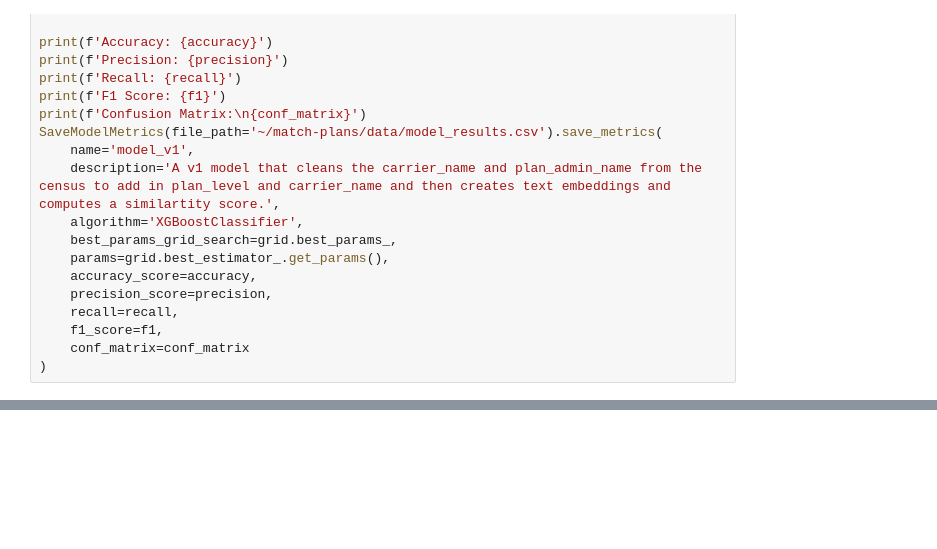
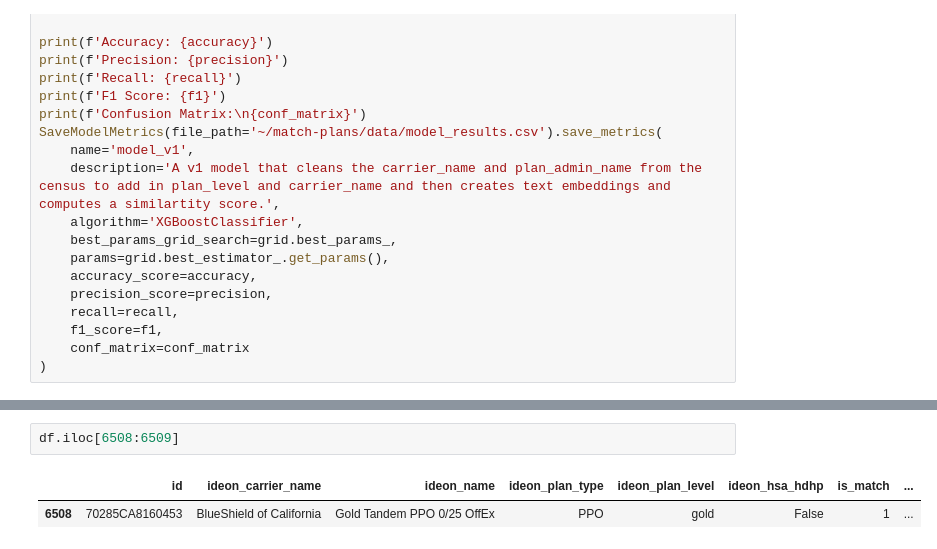
Before and after one commit to Kieran-Shaw/match-plans, a Jupyter notebook: notebooks/model-building.ipynb, the cells around one changed output, grey strips where cells are left out. Cells and saved outputs as stored; diff of their text form; blank space fills up the shorter version.

```diff
--- a/notebooks/model-building.ipynb
+++ b/notebooks/model-building.ipynb
@@ -369,0 +530,5 @@ SaveModelMetrics(file_path='~/match-plans/data/model_results.csv').save_metrics(
+# %%
+df.iloc[6508:6509]
+# %% [output]
+|  | id | ideon_carrier_name | ideon_name | ideon_plan_type | ideon_plan_level | ideon_hsa_hdhp | is_match | ... |
+| 6508 | 70285CA8160453 | BlueShield of California | Gold Tandem PPO 0/25 OffEx | PPO | gold | False | 1 | ... |
```
Also changed, not shown: parts of 11 cells of this notebook, 2 other files.
